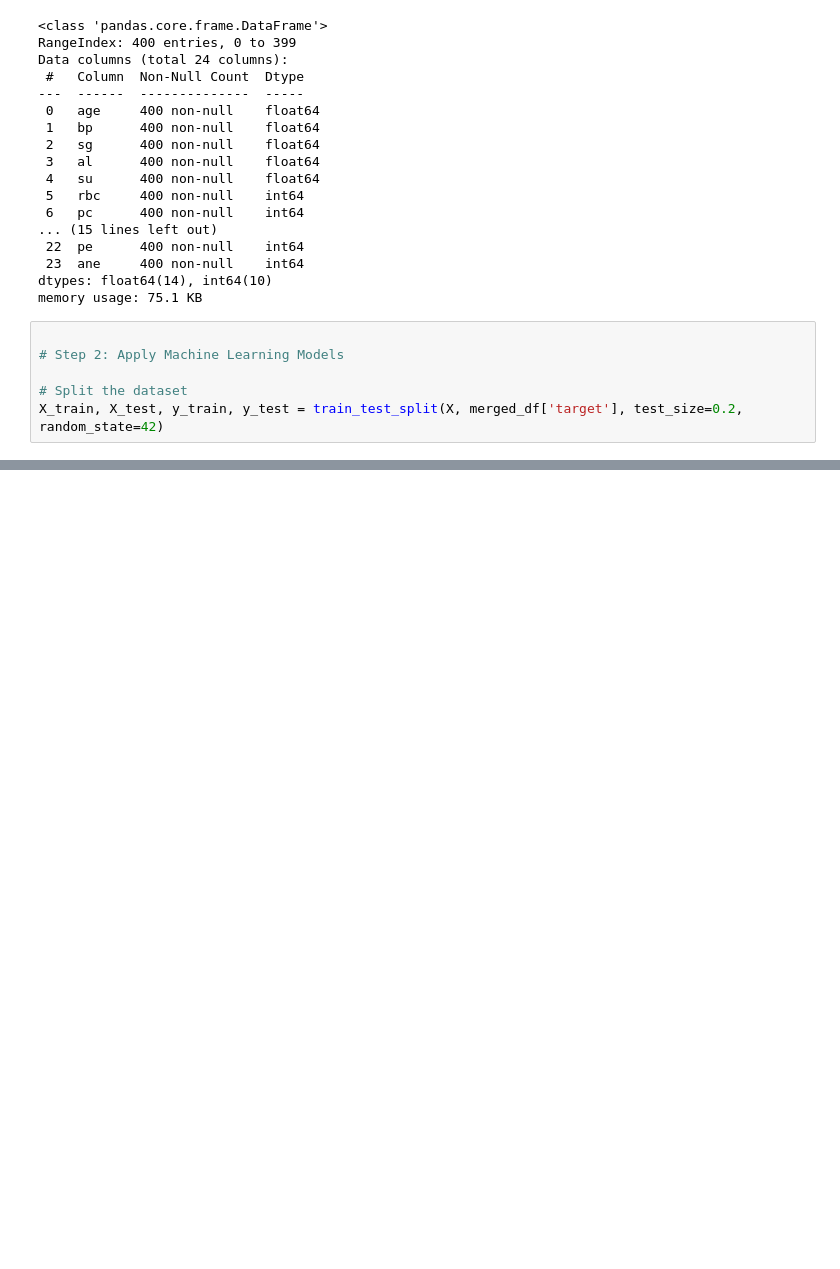
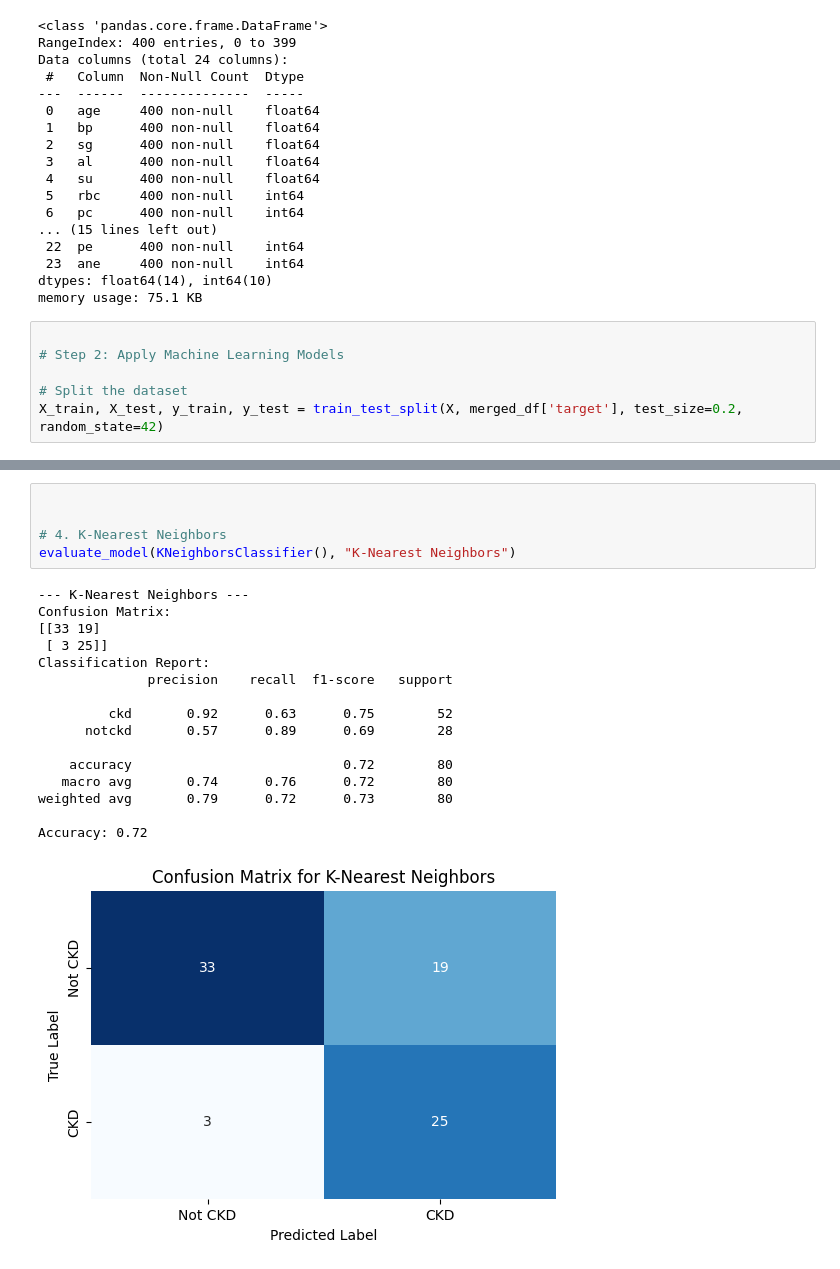
Before and after one commit to Sa22ahy/Project, a Jupyter notebook: CodeFile.ipynb, the cells around one changed output, grey strips where cells are left out. Cells and saved outputs as stored; diff of their text form; blank space fills up the shorter version.

```diff
--- a/CodeFile.ipynb
+++ b/CodeFile.ipynb
@@ -232,0 +332,22 @@ X_train, X_test, y_train, y_test = train_test_split(X, merged_df['target'], test
+# %%
+
+
+# 4. K-Nearest Neighbors
+evaluate_model(KNeighborsClassifier(), "K-Nearest Neighbors")
+# %% [output]
+--- K-Nearest Neighbors ---
+Confusion Matrix:
+[[33 19]
+ [ 3 25]]
+Classification Report:
+              precision    recall  f1-score   support
+
+         ckd       0.92      0.63      0.75        52
+      notckd       0.57      0.89      0.69        28
+
+    accuracy                           0.72        80
+   macro avg       0.74      0.76      0.72        80
+weighted avg       0.79      0.72      0.73        80
+
+Accuracy: 0.72
+[figure, added]
```
Also changed, not shown: parts of 21 cells of this notebook.
